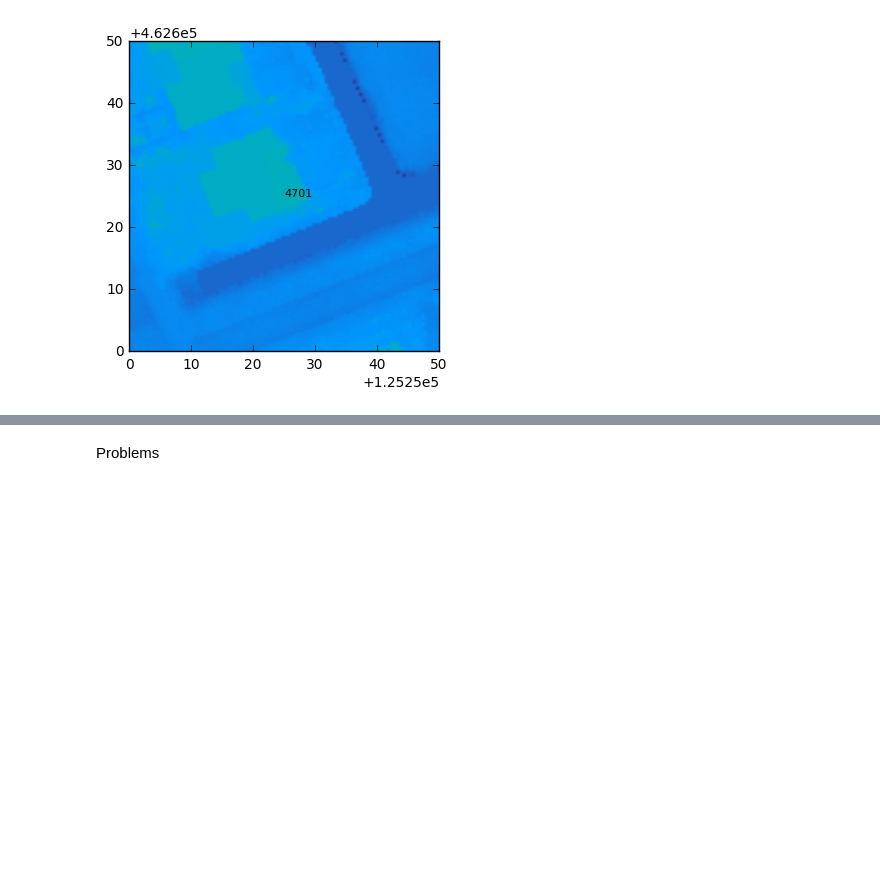
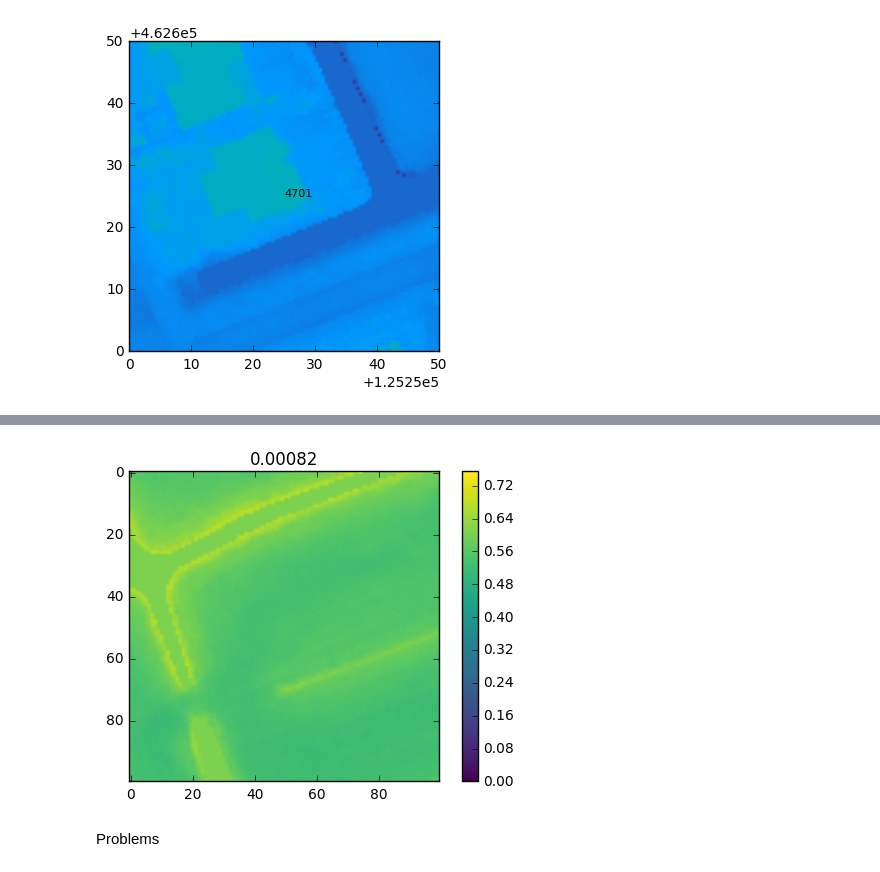
Before and after one commit to openearth/notebooks, a Jupyter notebook: kockengen.ipynb, the cells around one changed output, grey strips where cells are left out. Cells and saved outputs as stored; diff of their text form; code cells hidden in the pictures; blank space fills up the shorter version.

```diff
--- a/kockengen.ipynb
+++ b/kockengen.ipynb
@@ -107,23 +218,10 @@ ax.set_ylim(*bounds_y)
  Cell volume -> pixel cumalitive volume (over threshold)
  cell 4701
 # %%
-def data_for_idx(face_idx, correction=0):
-    face = face_coordinates[face_idx]
-    idx = (face - (src.affine.xoff, src.affine.yoff)) / (src.affine.a, src.affine.e)
-    i_min, i_max = int(idx[:,0].min()), int(idx[:,0].max())
-    j_min, j_max = int(idx[:,1].min()), int(idx[:,1].max())
-    dem_i = dem[j_min:j_max, i_min:i_max]
-    vol_i = vol[face_idx] + correction
-    data = dict(
-        face=face,
-        dem=dem_i,
-        vol=vol_i
-    )
-    return data
 
-data = data_for_idx(4701)
-dem_i = data['dem']
-face = data['face']
+face_info = data_for_idx(4701, dem=dem, grid=grid, data=data)
+dem_i = face_info['dem']
+face = face_info['face']
 print(dem_i.shape)
 fig, ax = plt.subplots()
 extent = [
@@ -142,7 +240,7 @@ ax.imshow(
 
 bounds_x = extent[0], extent[1]
 bounds_y = extent[2], extent[3]
-for i, xy in enumerate(face_centers):
+for i, xy in enumerate(grid['face_centers']):
     if bounds_x[0] < xy[0] < bounds_x[1] and bounds_y[0] < xy[1] < bounds_y[1]:
         ax.text(xy[0], xy[1], str(i), fontsize=8)
 # %% [output]
@@ -150,13 +248,13 @@ for i, xy in enumerate(face_centers):
 [figure]
 # %%
 # compute cache of histograms per cell
-face_ids = range(faces.shape[0])
+face_ids = range(grid['faces'].shape[0])
 
 hist_cache = {}
 for face_idx in tqdm.tqdm_notebook(face_ids):
-    data = data_for_idx(face_idx)
-    n, bins = np.histogram(dem_i.flatten(), bins='auto')
-    volume_table = np.abs(src.affine.a * src.affine.e) * n * np.diff(bins)
+    face_info = data_for_idx(face_idx, dem=dem, grid=grid, data=data)
+    n, bins = np.histogram(face_info['dem'].flatten())
+    volume_table = np.abs(dem['affine'].a * dem['affine'].e) * n * np.diff(bins)
     cum_volume_table = np.cumsum(volume_table)
     hist_cache[face_idx] = dict(
         volume_table=volume_table,
@@ -211,3 +265,17 @@ _ = interact(plot_vol)
+# %%
+
+
+def plot_vol(face_idx=(4701-100, 4701+100), correction=(0, 2000)):
+    import time
+    tic = time.time()
+    vol_dem = vol_correction(face_idx, dem=dem, grid=grid, data=data, correction=correction)
+    toc = time.time()
+    plt.imshow(vol_dem, cmap='viridis', vmin=0)
+    plt.title("%.5f" % (toc - tic))
+    plt.colorbar()
+_ = interact(plot_vol)
+# %% [output]
+[figure, added]
 # %% [markdown]
 Problems
 # %%
```
Also changed, not shown: parts of 20 cells of this notebook.
